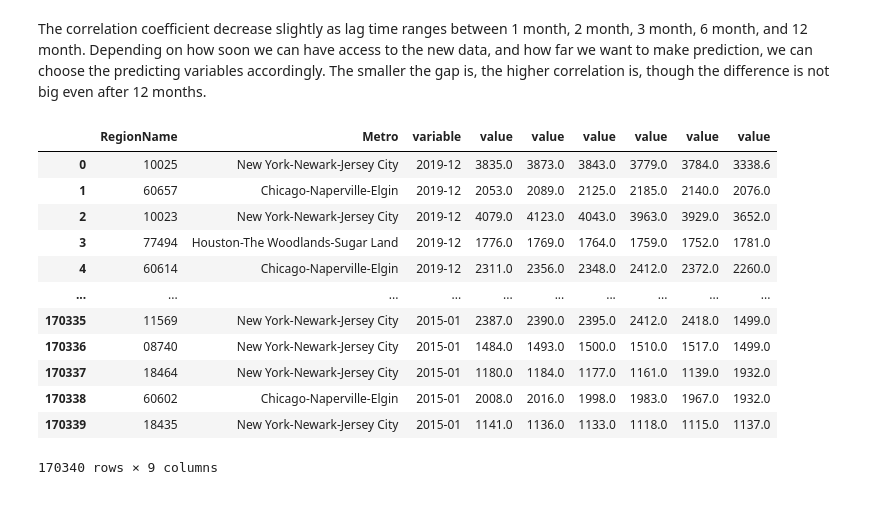
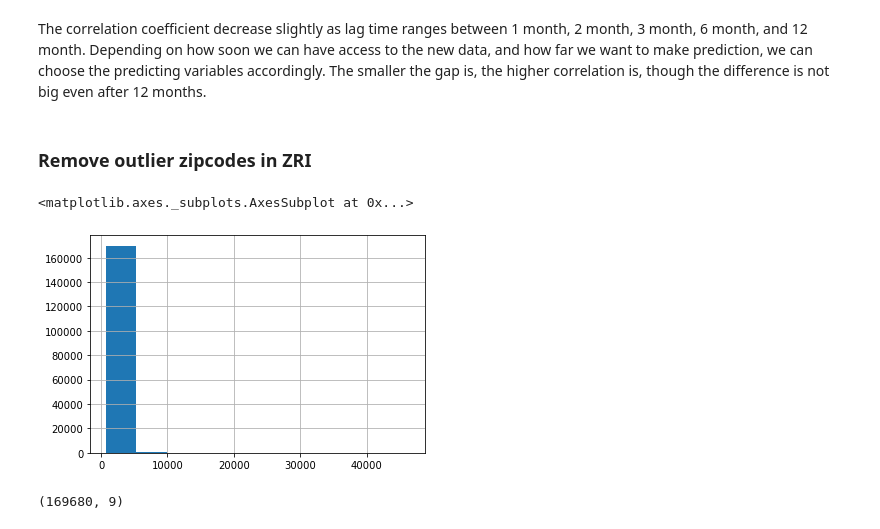
Before and after one commit to valgarland/zri_ml_capstone, a Jupyter notebook: Working/Cleaning_ZRI.ipynb, the cells around one changed output. Cells and saved outputs as stored; diff of their text form; code cells hidden in the pictures.

```diff
--- a/Working/Cleaning_ZRI.ipynb
+++ b/Working/Cleaning_ZRI.ipynb
@@ -479,18 +460,9 @@ timelag_corr[3:].corr()
 # %% [markdown]
 The correlation coefficient decrease slightly as lag time ranges between 1 month, 2 month, 3 month, 6 month, and 12 month. Depending on how soon we can have access to the new data, and how far we want to make prediction, we can choose the predicting variables accordingly. The smaller the gap is, the higher correlation is, though the difference is not big even after 12 months.
+# %% [markdown]
+### Remove outlier zipcodes in ZRI
 # %%
-timelag_corr
+timelag_corr['ZRI'].hist()
 # %% [output]
-|  | RegionName | Metro | variable | value | value | value | value | value | value |
-| 0 | 10025 | New York-Newark-Jersey City | 2019-12 | 3835.0 | 3873.0 | 3843.0 | 3779.0 | 3784.0 | 3338.6 |
-| 1 | 60657 | Chicago-Naperville-Elgin | 2019-12 | 2053.0 | 2089.0 | 2125.0 | 2185.0 | 2140.0 | 2076.0 |
-| 2 | 10023 | New York-Newark-Jersey City | 2019-12 | 4079.0 | 4123.0 | 4043.0 | 3963.0 | 3929.0 | 3652.0 |
-| 3 | 77494 | Houston-The Woodlands-Sugar Land | 2019-12 | 1776.0 | 1769.0 | 1764.0 | 1759.0 | 1752.0 | 1781.0 |
-| 4 | 60614 | Chicago-Naperville-Elgin | 2019-12 | 2311.0 | 2356.0 | 2348.0 | 2412.0 | 2372.0 | 2260.0 |
-| ... | ... | ... | ... | ... | ... | ... | ... | ... | ... |
-| 170335 | 11569 | New York-Newark-Jersey City | 2015-01 | 2387.0 | 2390.0 | 2395.0 | 2412.0 | 2418.0 | 1499.0 |
-| 170336 | 08740 | New York-Newark-Jersey City | 2015-01 | 1484.0 | 1493.0 | 1500.0 | 1510.0 | 1517.0 | 1499.0 |
-| 170337 | 18464 | New York-Newark-Jersey City | 2015-01 | 1180.0 | 1184.0 | 1177.0 | 1161.0 | 1139.0 | 1932.0 |
-| 170338 | 60602 | Chicago-Naperville-Elgin | 2015-01 | 2008.0 | 2016.0 | 1998.0 | 1983.0 | 1967.0 | 1932.0 |
-| 170339 | 18435 | New York-Newark-Jersey City | 2015-01 | 1141.0 | 1136.0 | 1133.0 | 1118.0 | 1115.0 | 1137.0 |
-170340 rows × 9 columns
+<matplotlib.axes._subplots.AxesSubplot at 0x...>
+[figure, added]
@@ -496,0 +473,4 @@ timelag_corr
+# %%
+timelag_corr.loc[~timelag_corr['RegionName'].isin(outlier_zip),].shape
+# %% [output]
+(169680, 9)
```
Also changed, not shown: parts of 51 cells of this notebook, 1 other file.
